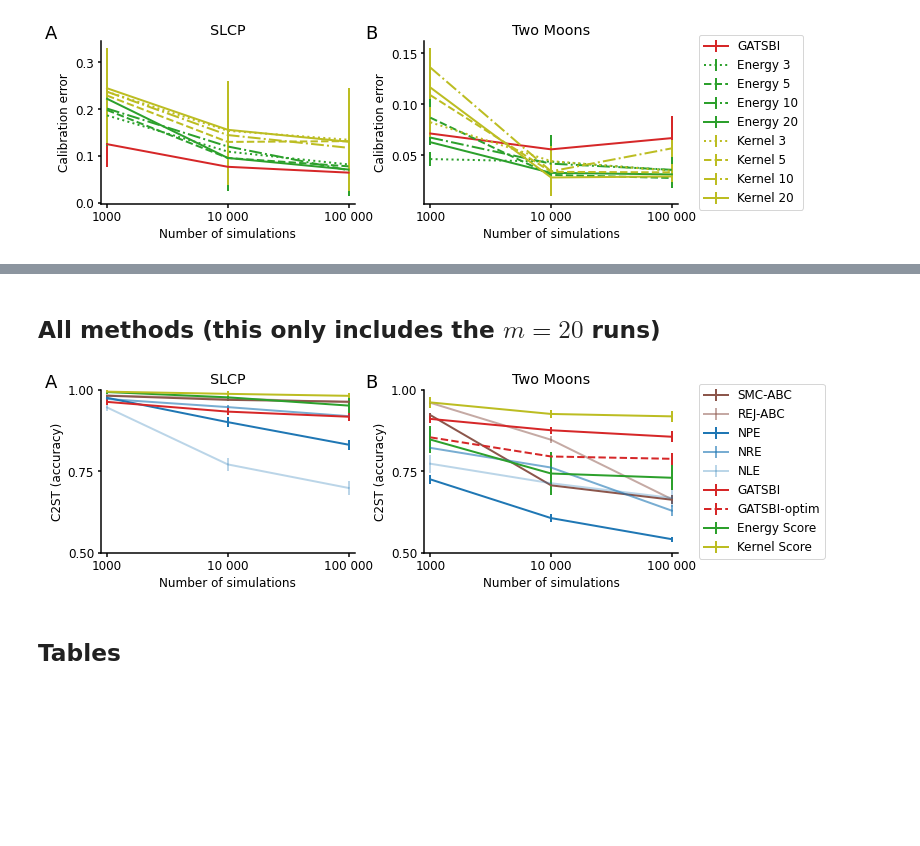
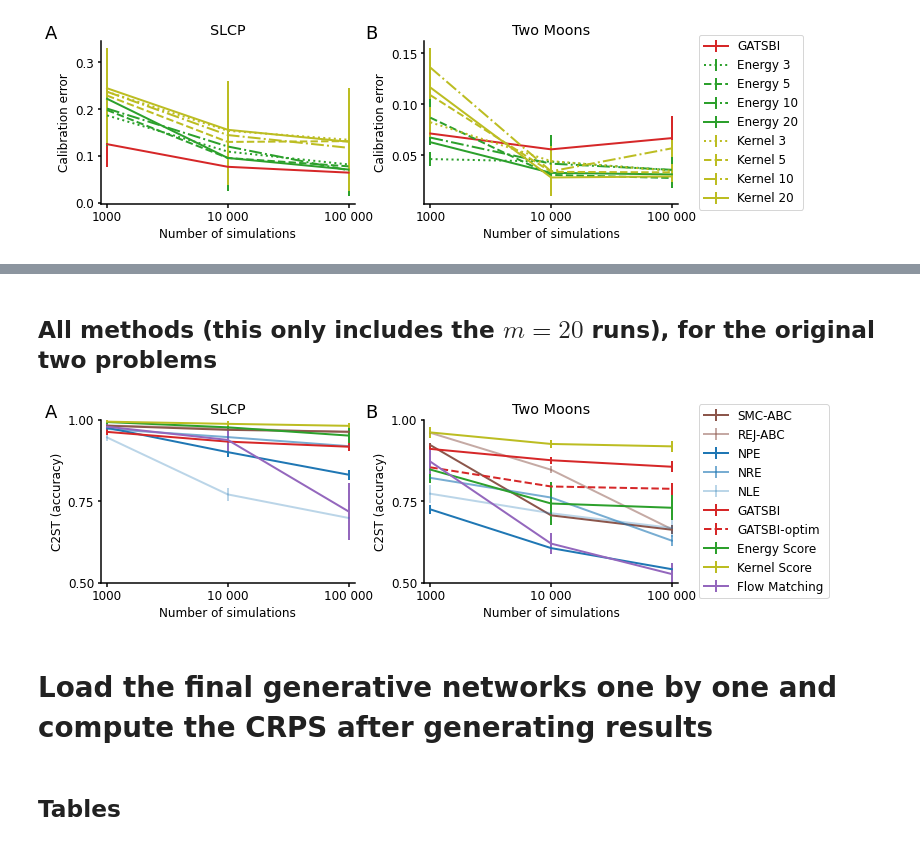
Before and after one commit to LoryPack/LFI_gen_networks_SRs, a Jupyter notebook: plotting_code/benchmark_problems.ipynb, the cells around one changed output, grey strips where cells are left out. Drawn from its saved outputs; the diff is of its cells as text; code cells hidden in the pictures; blank space fills up the shorter version.

Commit message:
Figures with Dax's method

```diff
--- a/plotting_code/benchmark_problems.ipynb
+++ b/plotting_code/benchmark_problems.ipynb
@@ -219,0 +228,17 @@ fig.savefig("plots/benchmarks_cal_err_figure.pdf")
+# %%
+tasks_new = ["gaussian_mixture", "gaussian_linear", "bernoulli_glm"]
+labels_new = ["Gaussian Mixture", "Gaussian Linear", "Bernoulli GLM"]
+algos = ["GAN", "energy_score", "kernel_score"]
+algos_labels = ["GATSBI", "Energy", "Kernel"]
+colors = ["tab:red", "tab:green", "tab:olive"]
+
+n_simulations = [1000, 10000, 100000]
+n_generator = [3, 5, 10, 20]
+alphas = [.1, .4, .7, 1]
+lss = ["dotted", "dashed", "dashdot", "solid"]
+# %%
+metrics = ["c2st_mean", "c2st_std",] # 'cal_err_val_std', 'cal_err_val_mean',
+           # '_runtime', 'global_step']
+# %%
+metrics_dict = extract_dict_from_df(metrics=metrics, tasks=tasks_new, runs_list=[runs_df_gaussian_mixture, runs_df_gaussian_linear, runs_df_bernoulli_glm], labels=labels_new, algos=algos, algos_labels=algos_labels,
+colors=colors, n_simulations=n_simulations, n_generator=n_generator, alphas=alphas, lss=lss)
@@ -219,0 +251,19 @@ fig.savefig("plots/benchmarks_cal_err_figure.pdf")
+# %%
+# same as before but also adding Dax et al. (flow matching)
+fig, axes = plot_benchmark_metrics(tasks_new, labels_new, metrics_dict, "c2st_mean", "c2st_std", "C2ST (accuracy)", None, None)
+for task, ax in zip(tasks_new, axes):
+    dict_single = df_dax_c2st[df_dax_c2st.task == task]
+    ax.errorbar(range(3),
+                list(dict_single["c2st_mean"].to_numpy()),
+                yerr=list(dict_single["c2st_std"].to_numpy()),
+                color="tab:purple",
+                label="Flow Matching",
+                lw=2.0)
+    # reset the y axis span
+    ax.set_ylim((0.5, 1.))
+
+# regenerate the legend
+plt.legend(bbox_to_anchor=(1.06,0.5), loc="center left", frameon=True)
+fig.savefig("plots/C2ST_figure_new_tasks_with_Dax.pdf")
+
+#fig, axes = plot_benchmark_metrics(tasks, labels, metrics_dict, "c2st_mean", "c2st_std", "C2ST (accuracy)", (0.5,1), [0.5, .75, 1.])
@@ -220,5 +272,5 @@ fig.savefig("plots/benchmarks_cal_err_figure.pdf")
 # %% [markdown]
-## All methods (this only includes the $m=20$ runs)
+## All methods (this only includes the $m=20$ runs), for the original two problems
 # %%
 runs_df_slcp_SRs_20 = runs_df_slcp_SRs[runs_df_slcp_SRs["num_simulations_generator"] == 20]
 runs_df_two_moons_SRs_20 = runs_df_two_moons_SRs[runs_df_two_moons_SRs["num_simulations_generator"] == 20]
@@ -306,40 +358,51 @@ with mpl.rc_context(fname='./matplotlibrc'):
                             ls = dict_single["ls"],
                             lw=2.0)
 
+        # then add the method by Dax et al. (flow matching, kindly provided by the authors)
+        dict_single = df_dax_c2st[df_dax_c2st.task == task]
+        ax.errorbar(range(3),
+                    list(dict_single["c2st_mean"].to_numpy()),
+                    yerr=list(dict_single["c2st_std"].to_numpy()),
+                    color="tab:purple",
+                    label="Flow Matching",
+                    lw=2.0)
+
         # if j==0:
         #     ax.legend(frameon=False)
 
         if j==1:
             custom_lines = [Line2D([0], [0], color="tab:red", lw=2.0, linestyle="dashed"),
 #                             Line2D([0], [0], color="tab:red", lw=2.0, linestyle="dotted")
                             ]
             ax.legend(custom_lines, ['GATSBI: opt. hyperparams',
 #                                      'Seq. GATSBI EBM'
                                     ],
                       loc="lower left")
 
 
         ax.set_xlim([-0.05, 2.05])
         ax.set_xticks([0, 1, 2])
         ax.set_yticks([0.5, .75, 1.])
 
         #ax.set_xticklabels([r"$10^3$", r"$10^4$", r"$10^5$"])
         ax.set_xticklabels([r"1000", "10 000", "100 000"])
         ax.set_ylim((0.5, 1.))
         ax.set_xlabel("Number of simulations")
         ax.set_ylabel("C2ST (accuracy)")
         ax.set_title(ttl)
 
     fig.text(0.05, .89, "A", fontsize=18)
     fig.text(0.48, .89, "B", fontsize=18)
 
     plt.subplots_adjust(hspace=2.)
 
     plt.legend(bbox_to_anchor=(1.06,0.5), loc="center left", frameon=True)
 
     plt.savefig("plots/C2ST_figure_all_methods.pdf")
 # %% [output]
-[figure, old version]
+[figure, new version]
+# %% [markdown]
+# Load the final generative networks one by one and compute the CRPS after generating results
 # %% [markdown]
 ## Tables
 # %%
```
Also changed, not shown: parts of 36 cells of this notebook, 4 other files.
